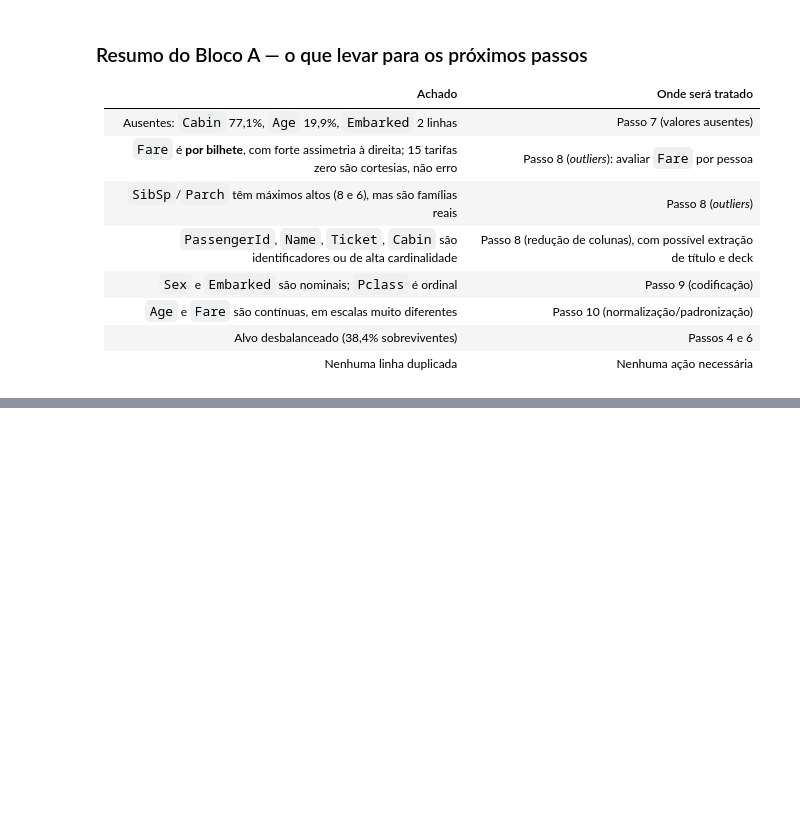
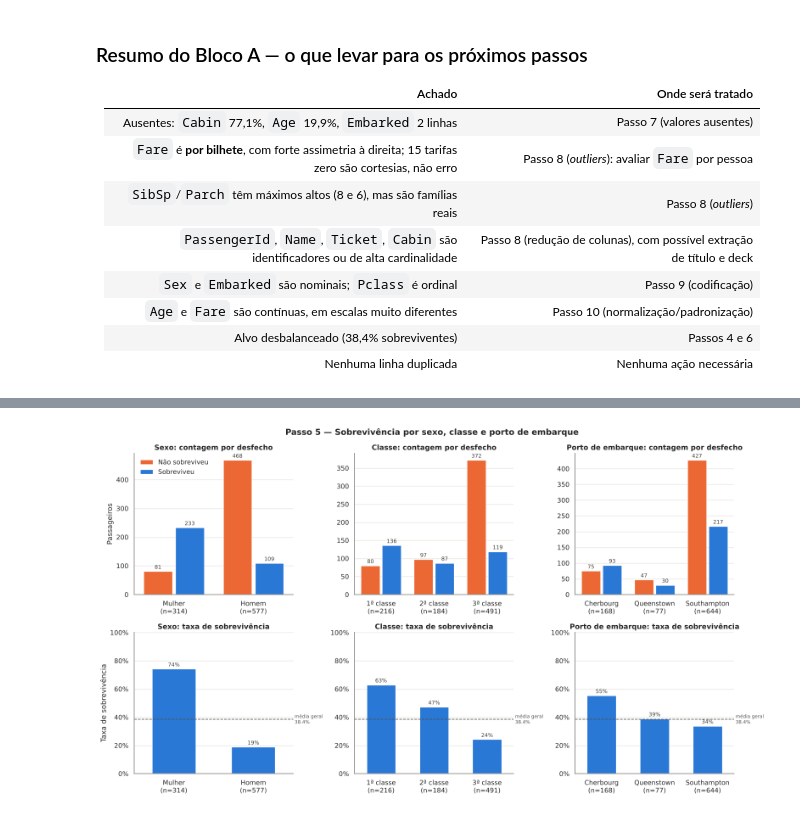
Before and after one commit to luang1t/hands-on-eda, a Jupyter notebook: src/analise_titanic.ipynb, the cells around one changed output, grey strips where cells are left out. Drawn from its saved outputs; the diff is of its cells as text; code cells hidden in the pictures; blank space fills up the shorter version.

```diff
--- a/src/analise_titanic.ipynb
+++ b/src/analise_titanic.ipynb
@@ -371,0 +484,39 @@ Idades estimadas (xx.5): 18
+# %%
+colunas_passo5 = ["Sex", "Pclass", "Embarked"]
+fig, axes = plt.subplots(2, 3, figsize=(16, 9))
+
+for j, col in enumerate(colunas_passo5):
+    ordem = sorted(df[col].dropna().unique())
+    n = df[col].value_counts()
+    rotulos_x = [f"{ROTULOS[col][v]}\n(n={n[v]})" for v in ordem]
+
+    # Linha 1: barras agrupadas (contagem por Survived)
+    ax = axes[0, j]
+    sns.countplot(data=df, x=col, hue=alvo, order=ordem, palette=PALETA_ALVO, saturation=1, ax=ax, gap=0.1)
+    rotular_barras(ax, "{:.0f}")
+    ax.set_xticks(range(len(ordem)), rotulos_x)
+    ax.set_title(f"{NOMES[col]}: contagem por desfecho")
+    ax.set_xlabel("")
+    ax.set_ylabel("Passageiros" if j == 0 else "")
+    if j == 0:
+        legenda(ax, ROTULOS["Survived"], loc="upper left")
+    else:
+        ax.get_legend().remove()
+
+    # Linha 2: taxa de sobrevivência
+    ax = axes[1, j]
+    sns.barplot(data=df, x=col, y=alvo, order=ordem, errorbar=None, color=COR_TAXA, saturation=1, width=0.55, ax=ax)
+    rotular_barras(ax)
+    ax.set_xticks(range(len(ordem)), rotulos_x)
+    ax.set_ylim(0, 1)
+    ax.yaxis.set_major_formatter(PercentFormatter(1))
+    ax.set_title(f"{NOMES[col]}: taxa de sobrevivência")
+    ax.set_xlabel("")
+    ax.set_ylabel("Taxa de sobrevivência" if j == 0 else "")
+    linha_media(ax)
+
+fig.suptitle("Passo 5 — Sobrevivência por sexo, classe e porto de embarque", fontweight="bold", fontsize=14)
+plt.tight_layout()
+plt.show()
+# %% [output]
+[figure, added]
```
Also changed, not shown: parts of 75 cells of this notebook.
